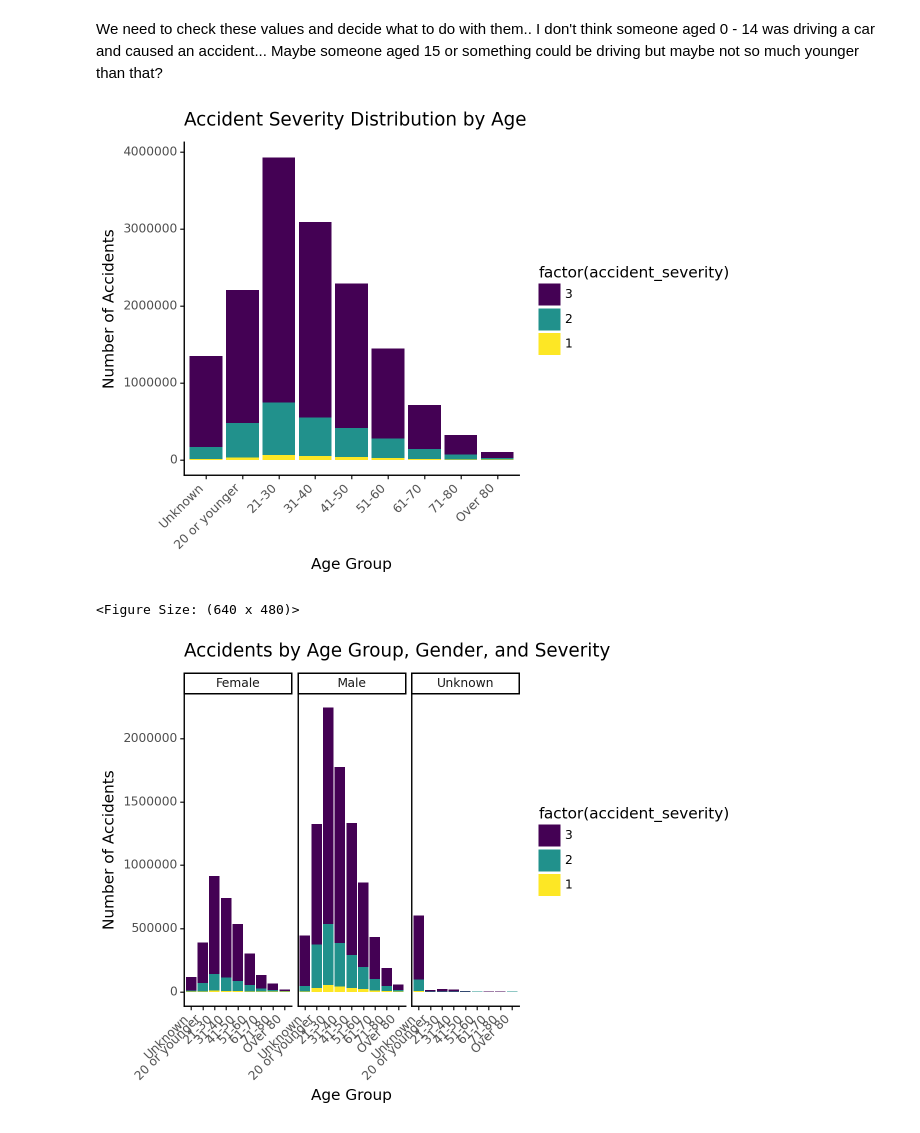
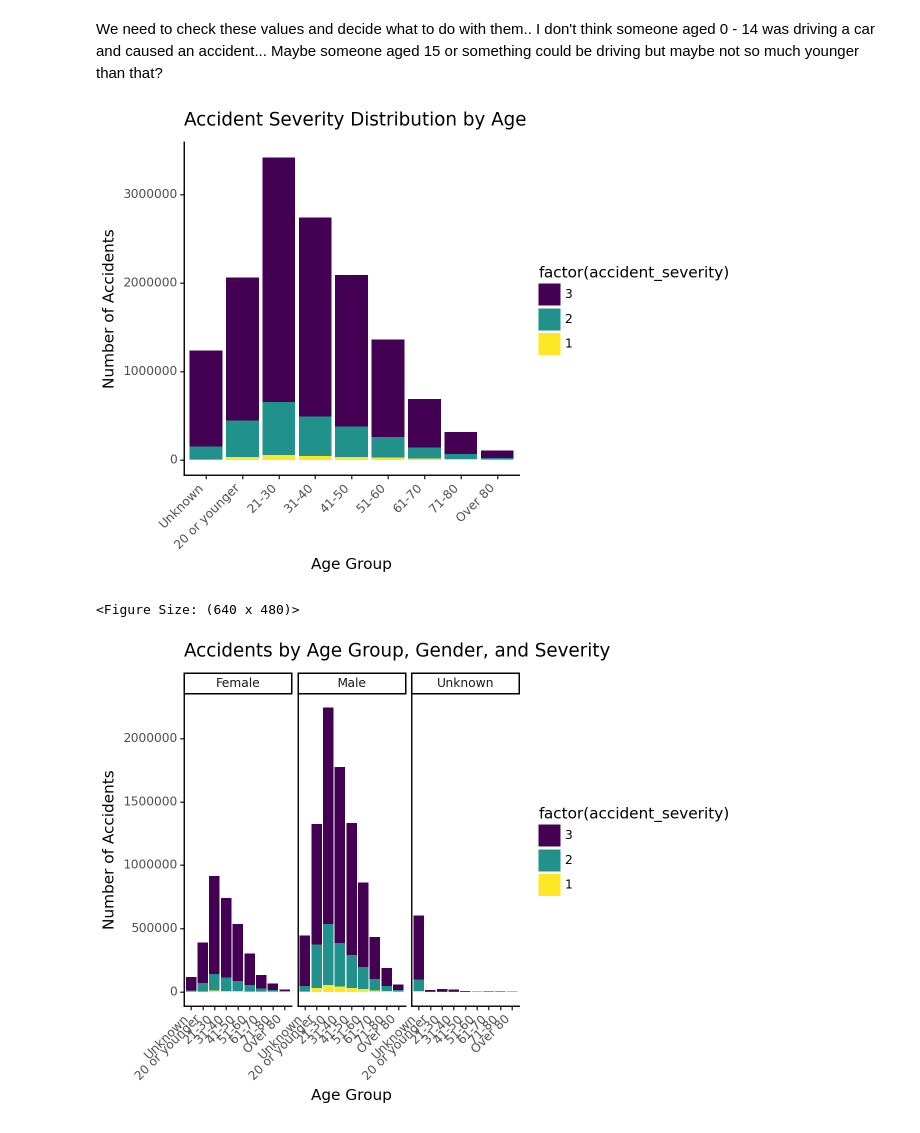
Before and after one commit to nikolaymoshenskiy/IDS-UK-road-accidents, a Jupyter notebook: LM_visualisation.ipynb, the cells around one changed output. Saved outputs shown, nothing was run; the diff lists cells and outputs as text; code cells hidden in the pictures.

Commit message:
Correcting code for visualisation of accident severity distribution by age
So it counts number of accidents correctly.

```diff
--- a/LM_visualisation.ipynb
+++ b/LM_visualisation.ipynb
@@ -409,37 +409,37 @@ labels = ['Unknown', '20 or younger', '21-30', '31-40', '41-50', '51-60', '61-70
 age_data['age_group'] = pd.cut(age_data['age_of_driver'], bins=bins, labels=labels, right=True, include_lowest=True)
 
 # Group by age group and accident severity, and count the number of accidents
-age_severity_data = age_data.groupby(['age_group', 'accident_severity']).size().reset_index(name='number_of_accidents')
+age_severity_data = age_data.groupby(['age_group', 'accident_severity'])['accident_index'].nunique().reset_index(name='number_of_accidents')
 
 age_severity_data['accident_severity'] = pd.Categorical(age_severity_data['accident_severity'],
                                                                  categories=[3, 2, 1], ordered=True)
 
 # Rename columns for clarity
 age_severity_data.columns = ['age_group', 'accident_severity', 'number_of_accidents']
 
 # Creating the stacked bar plot, sorted based on number of accidents
 age_severity_plot_sort = (
     ggplot(age_severity_data, aes(x='reorder(age_group, -number_of_accidents)', y='number_of_accidents', fill='factor(accident_severity)')) +
     geom_bar(stat='identity', position='stack') +
     labs(x='Age Group', y='Number of Accidents', title='Accident Severity Distribution by Age') +
     theme_classic() +
     theme(axis_text_x=element_text(rotation=45, hjust=1)) +
     scale_fill_manual(values=["#74c476", "#6baed6", "#fd8d3c"])
 )
 
 # Stacked bar plot, sorted based on age
 age_severity_plot = (
     ggplot(age_severity_data, aes(x='age_group', y='number_of_accidents', fill='factor(accident_severity)')) +
     geom_bar(stat='identity', position='stack') +
     labs(x='Age Group', y='Number of Accidents', title='Accident Severity Distribution by Age') +
     theme_classic() +
     theme(axis_text_x=element_text(rotation=45, hjust=1))
 )
 
 # Display the plot
 age_severity_plot
 # %% [output]
-[figure, old version]
+[figure, new version]
 <Figure Size: (640 x 480)>
 # %%
 # Plotting distribution of accidents (with accident severity) based on age and gender of driver
```
